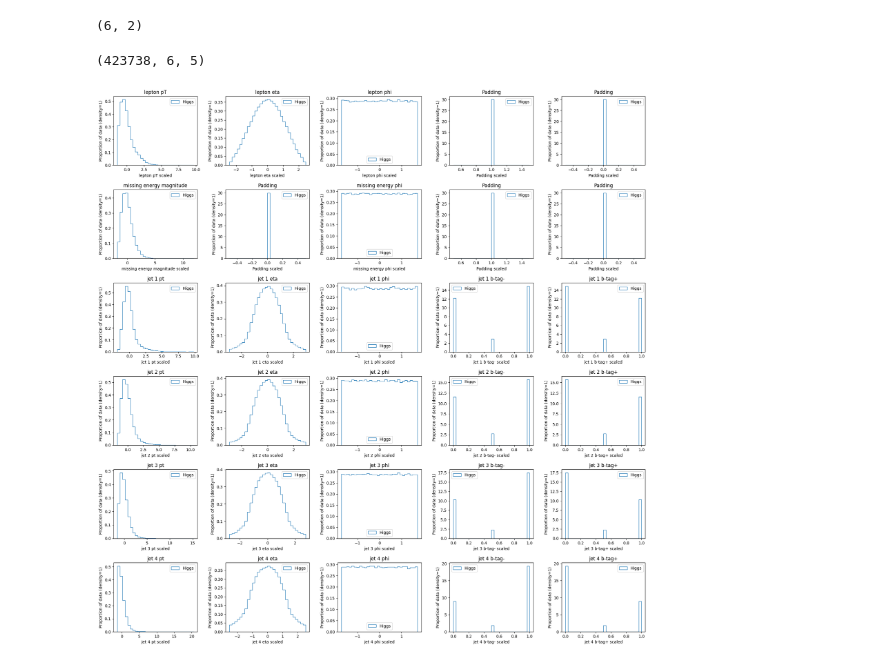
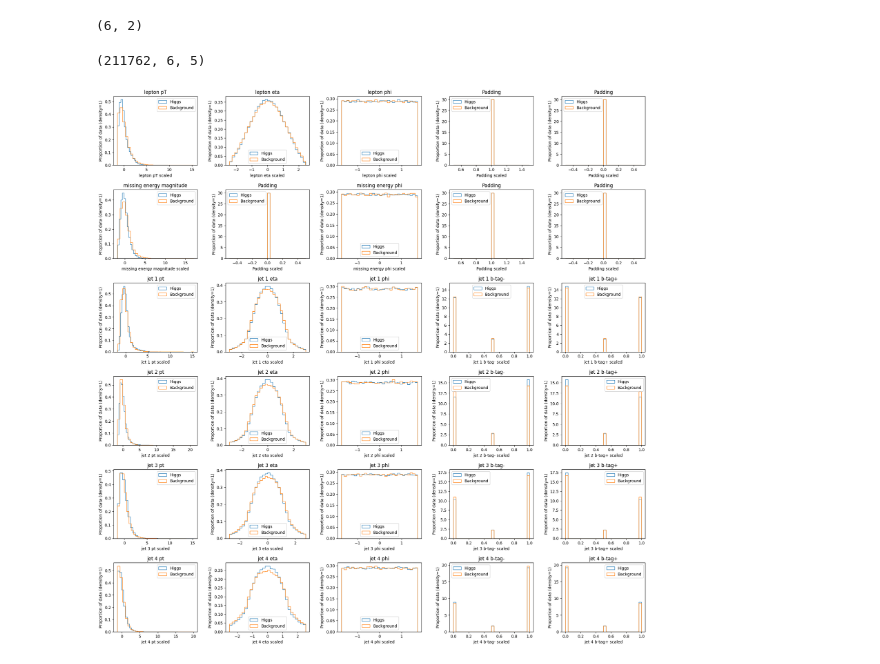
Before and after one commit to ereinha/PMAE, a Jupyter notebook: UCI_Higgs_Demo.ipynb, the cells around one changed output. Saved outputs shown, nothing was run; the diff lists cells and outputs as text; code cells hidden in the pictures.

```diff
--- a/UCI_Higgs_Demo.ipynb
+++ b/UCI_Higgs_Demo.ipynb
@@ -67,9 +48,9 @@ y = data.iloc[:,0]
 X = np.array(X, dtype=np.float32)
 y = np.array(y, dtype=np.float32)
 # %%
-# Grab only the first 1mil items
-X = X[:1000000]
-y = y[:1000000]
+# Grab only the first 500k items
+X = X[:500000]
+y = y[:500000]
 # %%
 print(X.shape)
 # %% [output]
@@ -89,7 +70,7 @@ names = ["lepton pT", "lepton eta", "lepton phi", "Zero Padding",
          "jet 3 pt", "jet 3 eta", "jet 3 phi", "jet 3 b-tag",
          "jet 4 pt", "jet 4 eta", "jet 4 phi", "jet 4 b-tag"]
 
-fig, axes = plt.subplots(6,4, figsize=(15,20))
+fig, axes = plt.subplots(6,4, figsize=(16,20))
 fig.tight_layout(pad=4)
 
 X_higgs = X[y==1]
@@ -125,7 +91,0 @@ X_hh_val, X_hh_test, labels_hh_val, labels_hh_test = train_test_split(X_val1, la
-# %%
-# Normalize data relative to the Higgs train data
-x_scaler = StandardScaler()
-X_hh_train = x_scaler.fit_transform(X_hh_train)
-X_hh_val = x_scaler.transform(X_hh_val)
-X_hh_test = x_scaler.transform(X_hh_test)
-X_nohiggs = x_scaler.transform(X_nohiggs)
@@ -254,27 +194,28 @@ for i in range(3,len(X_hh_train[0]),5):
 # %%
 print(X_hh_train.shape)
 # %% [output]
-(423738, 6, 5)
+(211762, 6, 5)
 # %%
 names = ["lepton pT", "lepton eta", "lepton phi", "Padding", "Padding",
          "missing energy magnitude", "Padding", "missing energy phi", "Padding", "Padding",
          "jet 1 pt", "jet 1 eta", "jet 1 phi", "jet 1 b-tag-", "jet 1 b-tag+",
          "jet 2 pt", "jet 2 eta", "jet 2 phi", "jet 2 b-tag-", "jet 2 b-tag+",
          "jet 3 pt", "jet 3 eta", "jet 3 phi", "jet 3 b-tag-", "jet 3 b-tag+",
          "jet 4 pt", "jet 4 eta", "jet 4 phi", "jet 4 b-tag-", "jet 4 b-tag+",]
 
 fig, axes = plt.subplots(6,5, figsize=(20,20))
 fig.tight_layout(pad=4)
 
 for i in range(len(axes)):
     for j in range(len(axes[0])):
         axes[i,j].hist(X_hh_train[:,i,j], histtype='step', stacked=False, density=1, bins=30, label='Higgs')
+        axes[i,j].hist(X_tt_train[:,i,j], histtype='step', stacked=False, density=1, bins=30, label='Background')
         axes[i,j].set_title(names[i*5+j])
         axes[i,j].set_xlabel(names[i*5+j] + ' scaled')
         axes[i,j].legend()
         axes[i,j].set_ylabel("Proportion of data (density=1)")
 # %% [output]
-[figure, old version]
+[figure, new version]
 # %%
 X_train = np.append(X_hh_train, X_tt_train, axis=0)
 del X_tt_train
```
Also changed, not shown: parts of 33 cells of this notebook.
